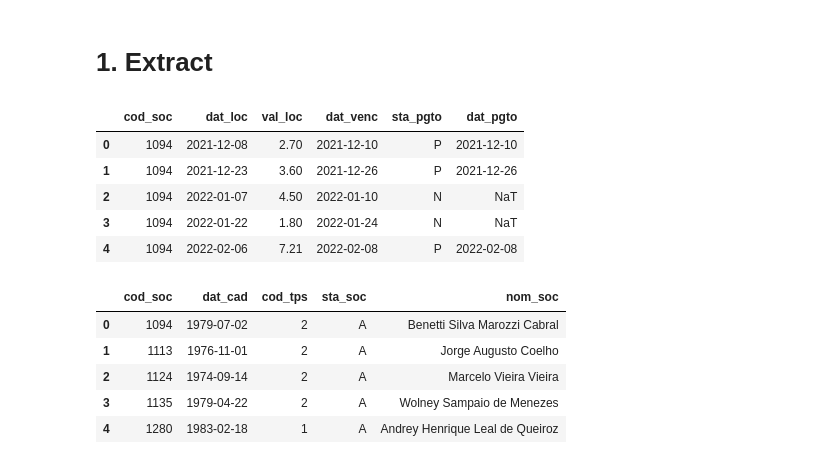
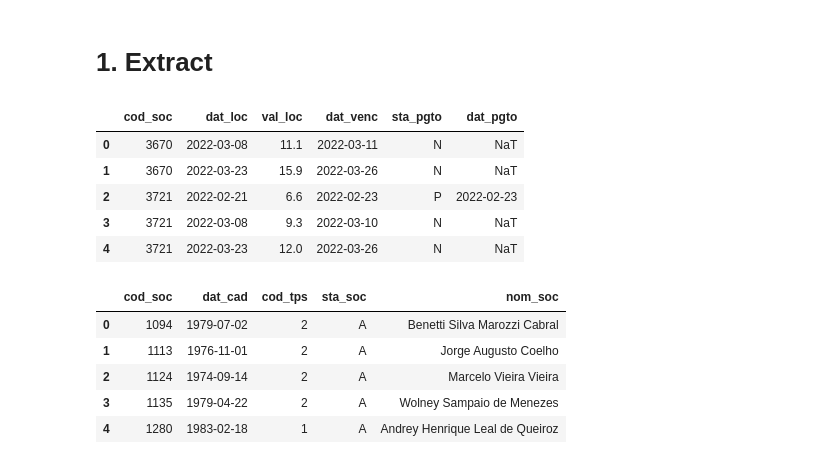
Before and after one commit to nataliafonseca/etl_locadora, a Jupyter notebook: notebook.ipynb, the cells around one changed output. Saved outputs shown, nothing was run; the diff lists cells and outputs as text; code cells hidden in the pictures.

```diff
--- a/notebook.ipynb
+++ b/notebook.ipynb
@@ -21,14 +25,15 @@ db_connection = sqlalchemy.create_engine(
 # 1. Extract
 # %%
 # Extração da tabela locacoes para dataframe do pandas
-locacoes_df = pd.read_sql('SELECT * FROM system.locacoes', db_connection)
+locacoes_df = pd.read_sql(
+    'SELECT * FROM locadora_origin.locacoes', db_connection)
 locacoes_df.head()
 # %% [output]
 |  | cod_soc | dat_loc | val_loc | dat_venc | sta_pgto | dat_pgto |
-| 0 | 1094 | 2021-12-08 | 2.70 | 2021-12-10 | P | 2021-12-10 |
-| 1 | 1094 | 2021-12-23 | 3.60 | 2021-12-26 | P | 2021-12-26 |
-| 2 | 1094 | 2022-01-07 | 4.50 | 2022-01-10 | N | NaT |
-| 3 | 1094 | 2022-01-22 | 1.80 | 2022-01-24 | N | NaT |
-| 4 | 1094 | 2022-02-06 | 7.21 | 2022-02-08 | P | 2022-02-08 |
+| 0 | 3670 | 2022-03-08 | 11.1 | 2022-03-11 | N | NaT |
+| 1 | 3670 | 2022-03-23 | 15.9 | 2022-03-26 | N | NaT |
+| 2 | 3721 | 2022-02-21 | 6.6 | 2022-02-23 | P | 2022-02-23 |
+| 3 | 3721 | 2022-03-08 | 9.3 | 2022-03-10 | N | NaT |
+| 4 | 3721 | 2022-03-23 | 12.0 | 2022-03-26 | N | NaT |
 # %%
 # Extração da tabela socios para dataframe do pandas
```
Also changed, not shown: parts of 27 cells of this notebook, 1 other file.
